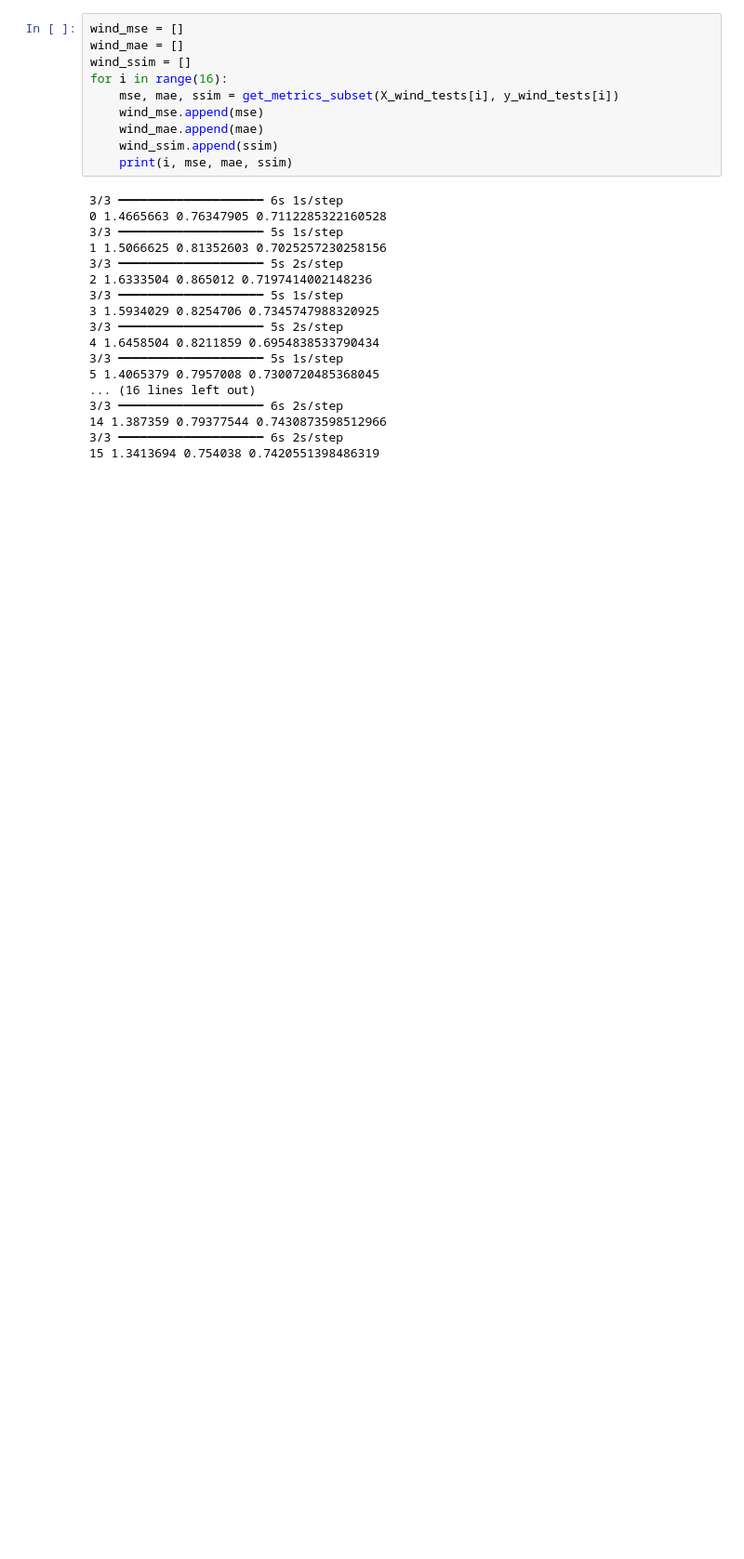
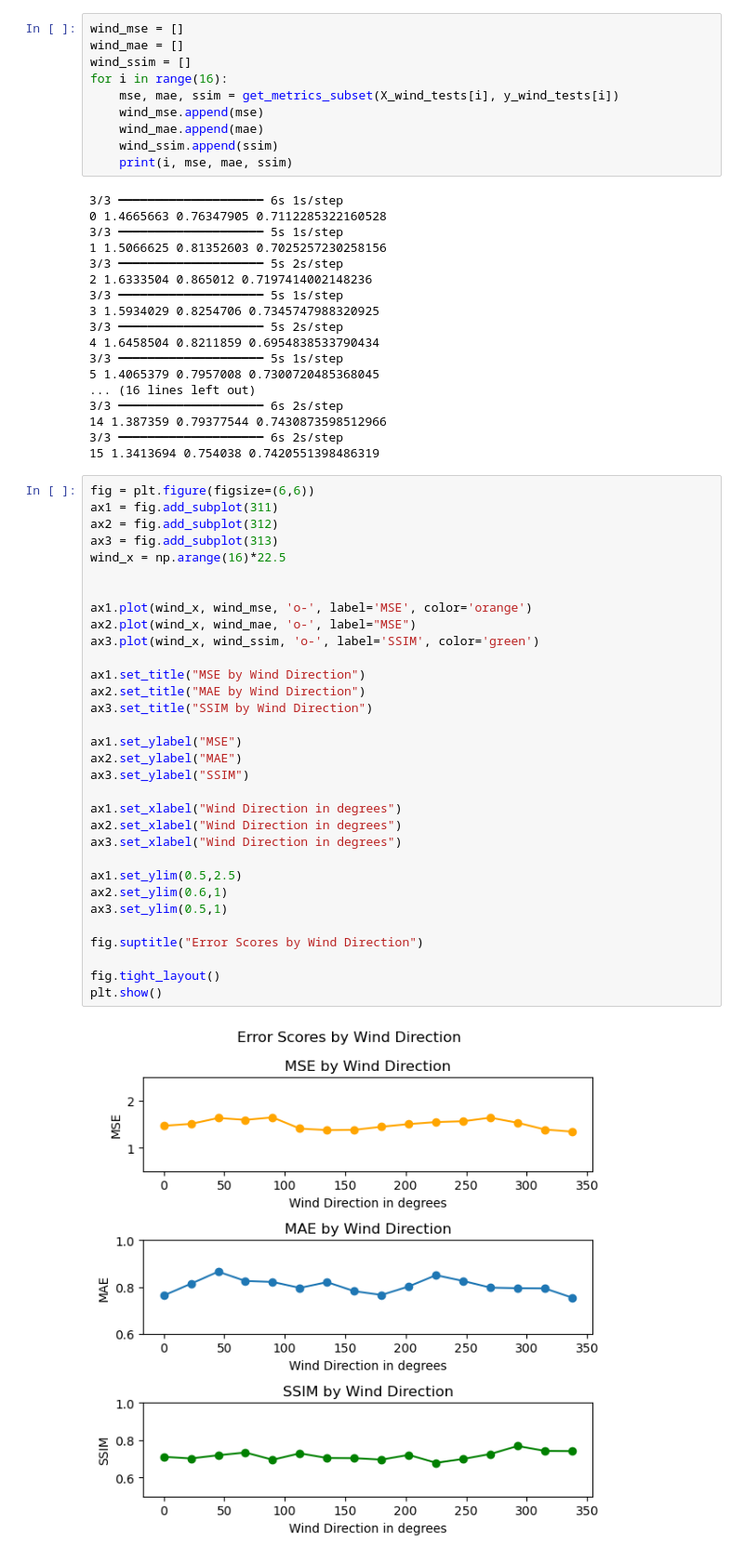
Before and after one commit to janehousley/WindflowPrediction, a Jupyter notebook: WindNinjaCNN.ipynb, the cells around one changed output. Shown at 93% size. Drawn from its saved outputs; the diff is of its cells as text; blank space fills up the shorter version.

```diff
--- a/WindNinjaCNN.ipynb
+++ b/WindNinjaCNN.ipynb
@@ -1240,3 +1286,37 @@ for i in range(16):
 14 1.387359 0.79377544 0.7430873598512966
 3/3 ━━━━━━━━━━━━━━━━━━━━ 6s 2s/step
 15 1.3413694 0.754038 0.7420551398486319
+# %%
+fig = plt.figure(figsize=(6,6))
+ax1 = fig.add_subplot(311)
+ax2 = fig.add_subplot(312)
+ax3 = fig.add_subplot(313)
+wind_x = np.arange(16)*22.5
+
+
+ax1.plot(wind_x, wind_mse, 'o-', label='MSE', color='orange')
+ax2.plot(wind_x, wind_mae, 'o-', label="MSE")
+ax3.plot(wind_x, wind_ssim, 'o-', label='SSIM', color='green')
+
+ax1.set_title("MSE by Wind Direction")
+ax2.set_title("MAE by Wind Direction")
+ax3.set_title("SSIM by Wind Direction")
+
+ax1.set_ylabel("MSE")
+ax2.set_ylabel("MAE")
+ax3.set_ylabel("SSIM")
+
+ax1.set_xlabel("Wind Direction in degrees")
+ax2.set_xlabel("Wind Direction in degrees")
+ax3.set_xlabel("Wind Direction in degrees")
+
+ax1.set_ylim(0.5,2.5)
+ax2.set_ylim(0.6,1)
+ax3.set_ylim(0.5,1)
+
+fig.suptitle("Error Scores by Wind Direction")
+
+fig.tight_layout()
+plt.show()
+# %% [output]
+[figure, added]
```
Also changed, not shown: parts of 8 cells of this notebook.
